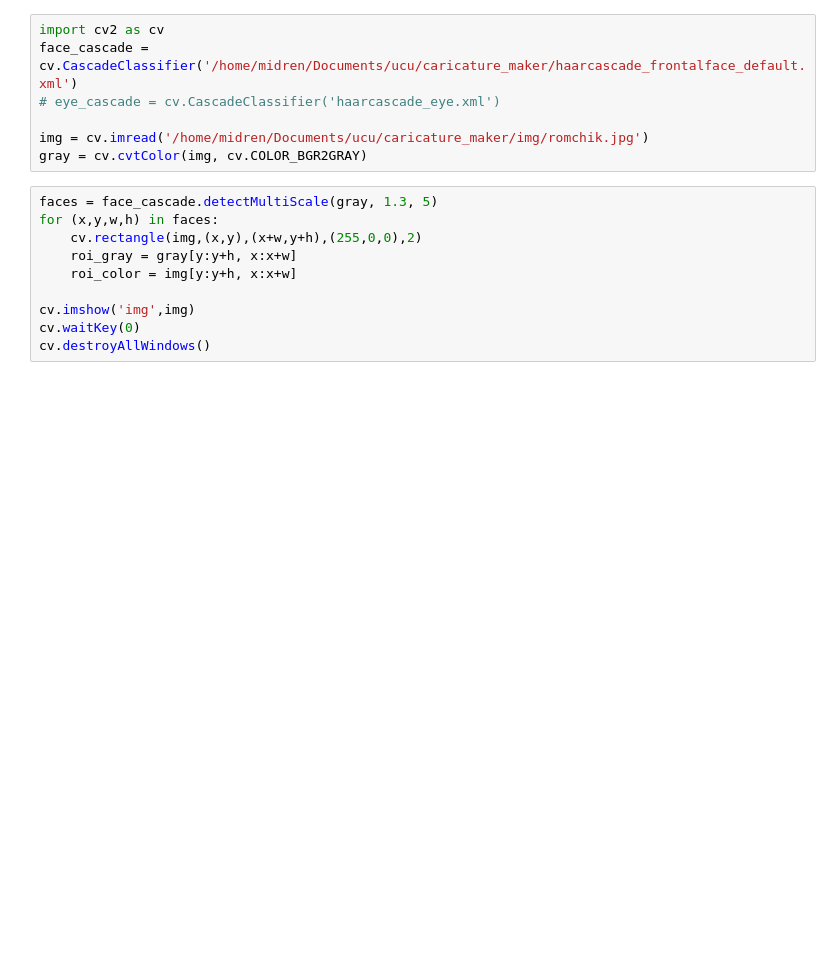
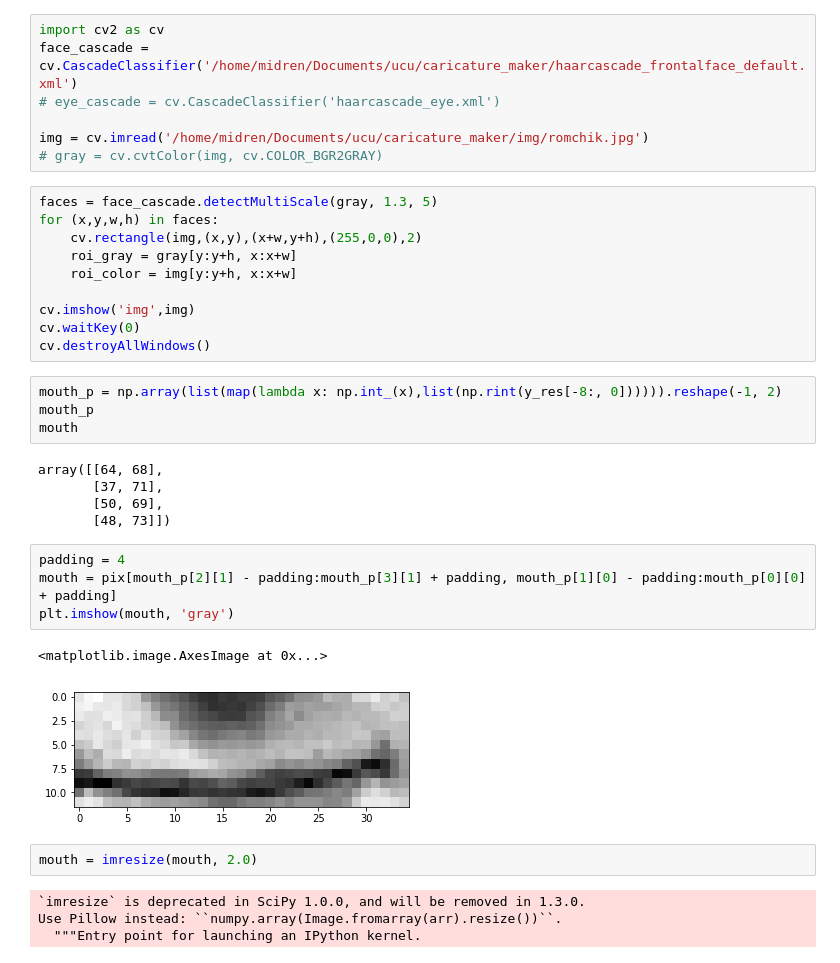
Before and after one commit to Midren/Caricature_maker, a Jupyter notebook: Untitled1.ipynb, the cells around one changed output. Cells and saved outputs as stored; diff of their text form; blank space fills up the shorter version.

Commit message:
Added mouth selector

```diff
--- a/Untitled1.ipynb
+++ b/Untitled1.ipynb
@@ -206,7 +207,7 @@ face_cascade = cv.CascadeClassifier('/home/midren/Documents/ucu/caricature_maker
 # eye_cascade = cv.CascadeClassifier('haarcascade_eye.xml')
 
 img = cv.imread('/home/midren/Documents/ucu/caricature_maker/img/romchik.jpg')
-gray = cv.cvtColor(img, cv.COLOR_BGR2GRAY)
+# gray = cv.cvtColor(img, cv.COLOR_BGR2GRAY)
 # %%
 faces = face_cascade.detectMultiScale(gray, 1.3, 5)
 for (x,y,w,h) in faces:
@@ -217,3 +218,25 @@ for (x,y,w,h) in faces:
 cv.imshow('img',img)
 cv.waitKey(0)
 cv.destroyAllWindows()
+# %%
+mouth_p = np.array(list(map(lambda x: np.int_(x),list(np.rint(y_res[-8:, 0]))))).reshape(-1, 2)
+mouth_p
+mouth
+# %% [output]
+array([[64, 68],
+       [37, 71],
+       [50, 69],
+       [48, 73]])
+# %%
+padding = 4
+mouth = pix[mouth_p[2][1] - padding:mouth_p[3][1] + padding, mouth_p[1][0] - padding:mouth_p[0][0] + padding]
+plt.imshow(mouth, 'gray')
+# %% [output]
+<matplotlib.image.AxesImage at 0x...>
+[figure, added]
+# %%
+mouth = imresize(mouth, 2.0)
+# %% [output]
+`imresize` is deprecated in SciPy 1.0.0, and will be removed in 1.3.0.
+Use Pillow instead: ``numpy.array(Image.fromarray(arr).resize())``.
+  """Entry point for launching an IPython kernel.
```
Also changed, not shown: parts of 11 cells of this notebook.
